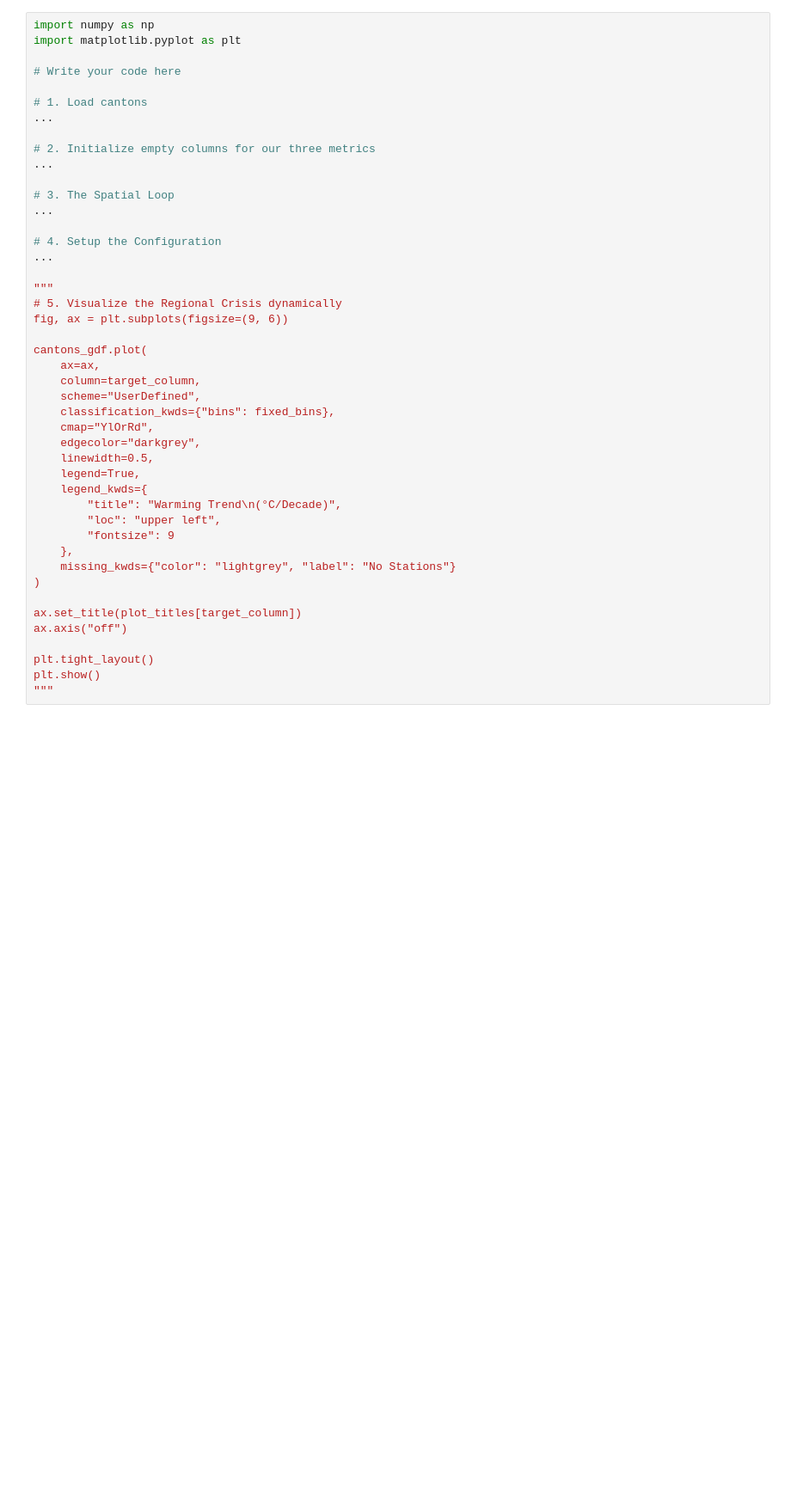
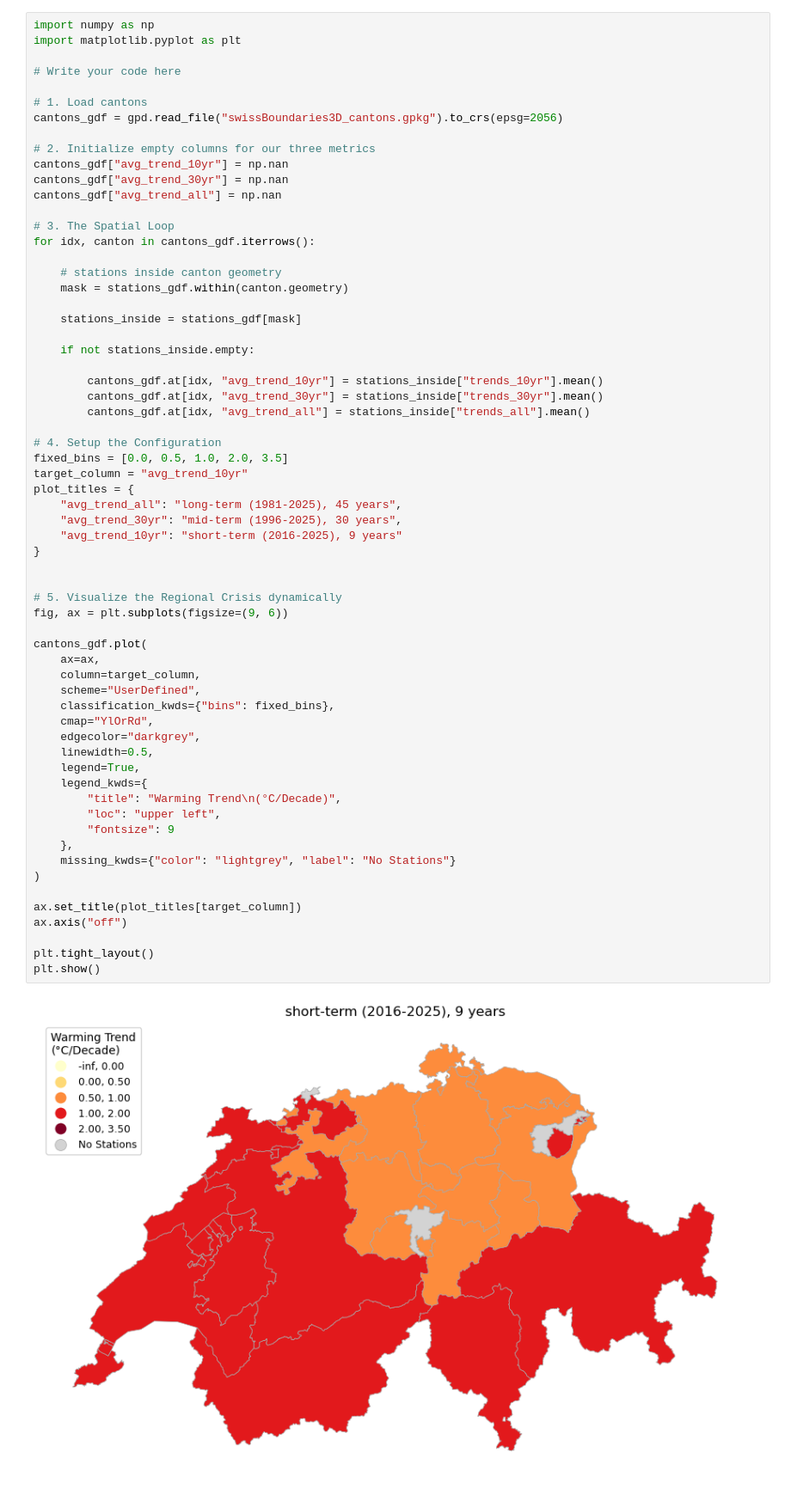
Before and after one commit to jo1266/Programming_with_spatial_data, a Jupyter notebook: course/07_practical_L7.ipynb, the cells around one changed output. Shown at 86% size. Saved outputs shown, nothing was run; the diff lists cells and outputs as text; blank space fills up the shorter version.

```diff
--- a/course/07_practical_L7.ipynb
+++ b/course/07_practical_L7.ipynb
@@ -220,44 +341,64 @@ import matplotlib.pyplot as plt
 # Write your code here
 
 # 1. Load cantons
-...
+cantons_gdf = gpd.read_file("swissBoundaries3D_cantons.gpkg").to_crs(epsg=2056)
 
 # 2. Initialize empty columns for our three metrics
-...
+cantons_gdf["avg_trend_10yr"] = np.nan
+cantons_gdf["avg_trend_30yr"] = np.nan
+cantons_gdf["avg_trend_all"] = np.nan
 
 # 3. The Spatial Loop
-...
+for idx, canton in cantons_gdf.iterrows():
+
+    # stations inside canton geometry
+    mask = stations_gdf.within(canton.geometry)
+
+    stations_inside = stations_gdf[mask]
+
+    if not stations_inside.empty:
+
+        cantons_gdf.at[idx, "avg_trend_10yr"] = stations_inside["trends_10yr"].mean()
+        cantons_gdf.at[idx, "avg_trend_30yr"] = stations_inside["trends_30yr"].mean()
+        cantons_gdf.at[idx, "avg_trend_all"] = stations_inside["trends_all"].mean()
 
 # 4. Setup the Configuration
-...
+fixed_bins = [0.0, 0.5, 1.0, 2.0, 3.5]
+target_column = "avg_trend_10yr"
+plot_titles = {
+    "avg_trend_all": "long-term (1981-2025), 45 years",
+    "avg_trend_30yr": "mid-term (1996-2025), 30 years",
+    "avg_trend_10yr": "short-term (2016-2025), 9 years"
+}
 
-"""
+
 # 5. Visualize the Regional Crisis dynamically
 fig, ax = plt.subplots(figsize=(9, 6))
 
 cantons_gdf.plot(
     ax=ax,
     column=target_column,
     scheme="UserDefined",
     classification_kwds={"bins": fixed_bins},
     cmap="YlOrRd",
     edgecolor="darkgrey",
     linewidth=0.5,
     legend=True,
     legend_kwds={
         "title": "Warming Trend\n(°C/Decade)",
         "loc": "upper left",
         "fontsize": 9
     },
     missing_kwds={"color": "lightgrey", "label": "No Stations"}
 )
 
 ax.set_title(plot_titles[target_column])
 ax.axis("off")
 
 plt.tight_layout()
 plt.show()
-"""
+# %% [output]
+[figure, added]
 # %% [markdown]
 ---
 
```
Also changed, not shown: parts of 5 cells of this notebook, 4 other files.
